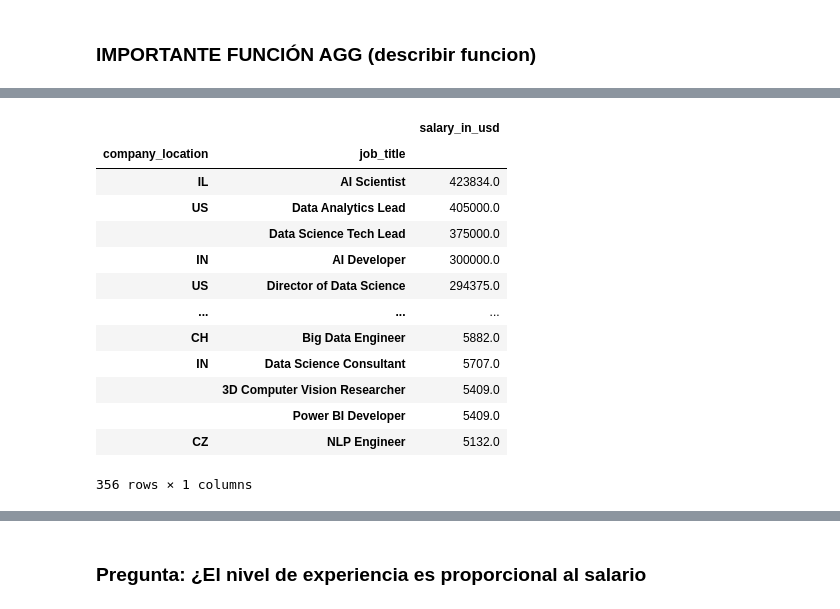
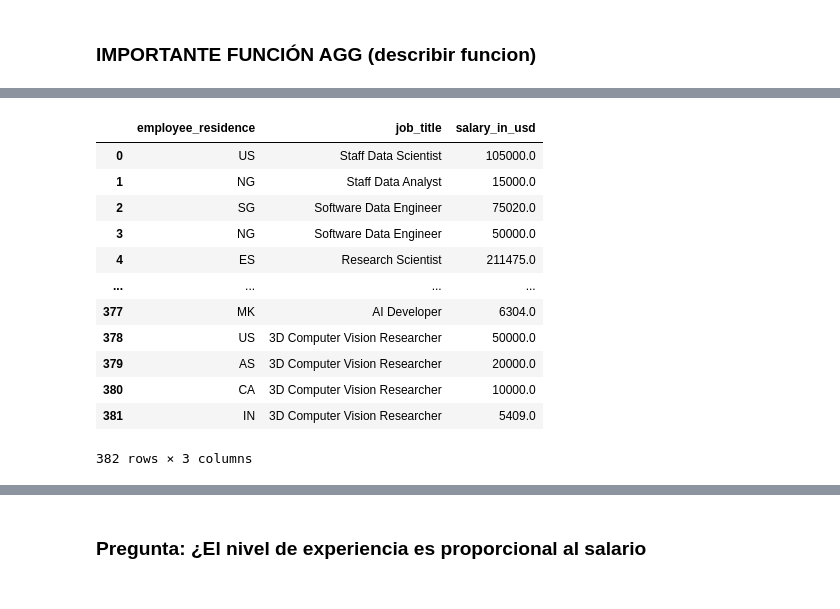
Before and after one commit to Jaume2908/Data-Science-Salary, a Jupyter notebook: cuaderno_data.ipynb, the cells around one changed output, grey strips where cells are left out. Cells and saved outputs as stored; diff of their text form; code cells hidden in the pictures.

```diff
--- a/cuaderno_data.ipynb
+++ b/cuaderno_data.ipynb
@@ -271,20 +272,19 @@ pd.set_option('display.max_rows',20) #esto es pa ver todo
 # %%
-df.groupby(['company_location','job_title']).agg({'salary_in_usd':'mean'}).round(2).sort_values(by=['salary_in_usd','company_location'],ascending=False)
+df.groupby(['employee_residence','job_title']).agg({'salary_in_usd':'mean'}).round(2).sort_values(by=['job_title','salary_in_usd'],ascending=False).reset_index()
 # %% [output]
-|  |  | salary_in_usd |
-| company_location | job_title |  |
-| IL | AI Scientist | 423834.0 |
-| US | Data Analytics Lead | 405000.0 |
-|  | Data Science Tech Lead | 375000.0 |
-| IN | AI Developer | 300000.0 |
-| US | Director of Data Science | 294375.0 |
-| ... | ... | ... |
-| CH | Big Data Engineer | 5882.0 |
-| IN | Data Science Consultant | 5707.0 |
-|  | 3D Computer Vision Researcher | 5409.0 |
-|  | Power BI Developer | 5409.0 |
-| CZ | NLP Engineer | 5132.0 |
+|  | employee_residence | job_title | salary_in_usd |
+| 0 | US | Staff Data Scientist | 105000.0 |
+| 1 | NG | Staff Data Analyst | 15000.0 |
+| 2 | SG | Software Data Engineer | 75020.0 |
+| 3 | NG | Software Data Engineer | 50000.0 |
+| 4 | ES | Research Scientist | 211475.0 |
+| ... | ... | ... | ... |
+| 377 | MK | AI Developer | 6304.0 |
+| 378 | US | 3D Computer Vision Researcher | 50000.0 |
+| 379 | AS | 3D Computer Vision Researcher | 20000.0 |
+| 380 | CA | 3D Computer Vision Researcher | 10000.0 |
+| 381 | IN | 3D Computer Vision Researcher | 5409.0 |
-356 rows × 1 columns
+382 rows × 3 columns
 # %%
 df.head(1)
 # %% [output]
```
Also changed, not shown: parts of 6 cells of this notebook.
